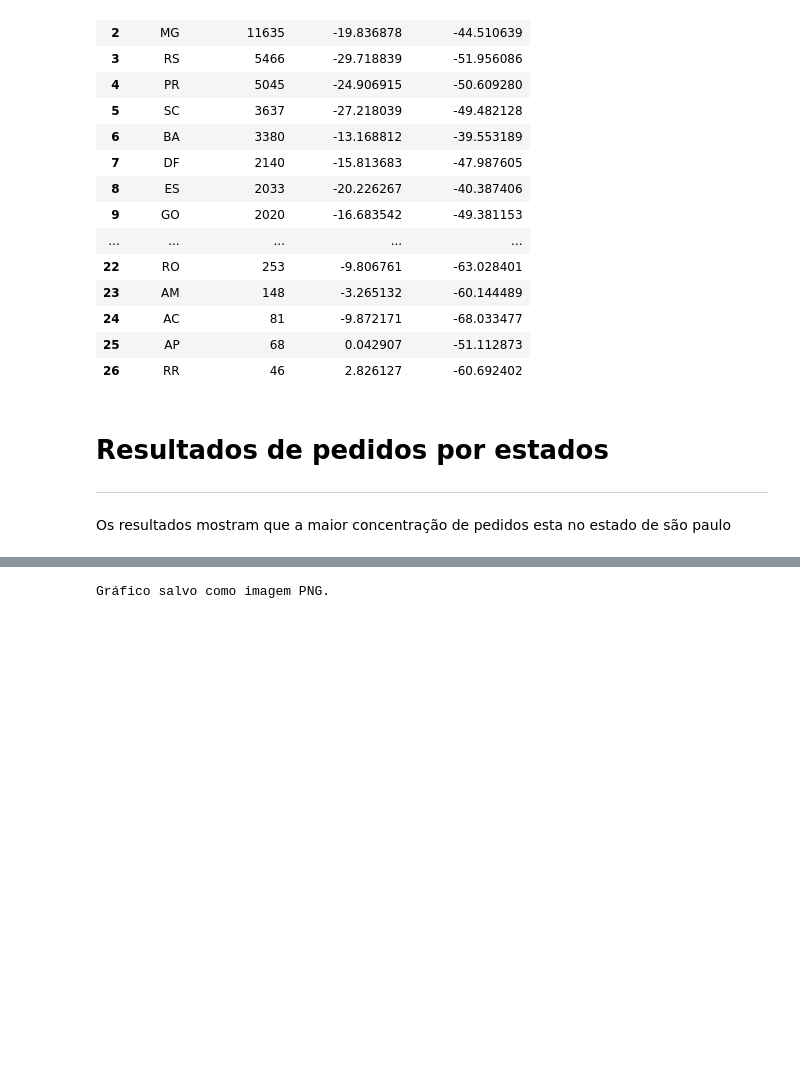
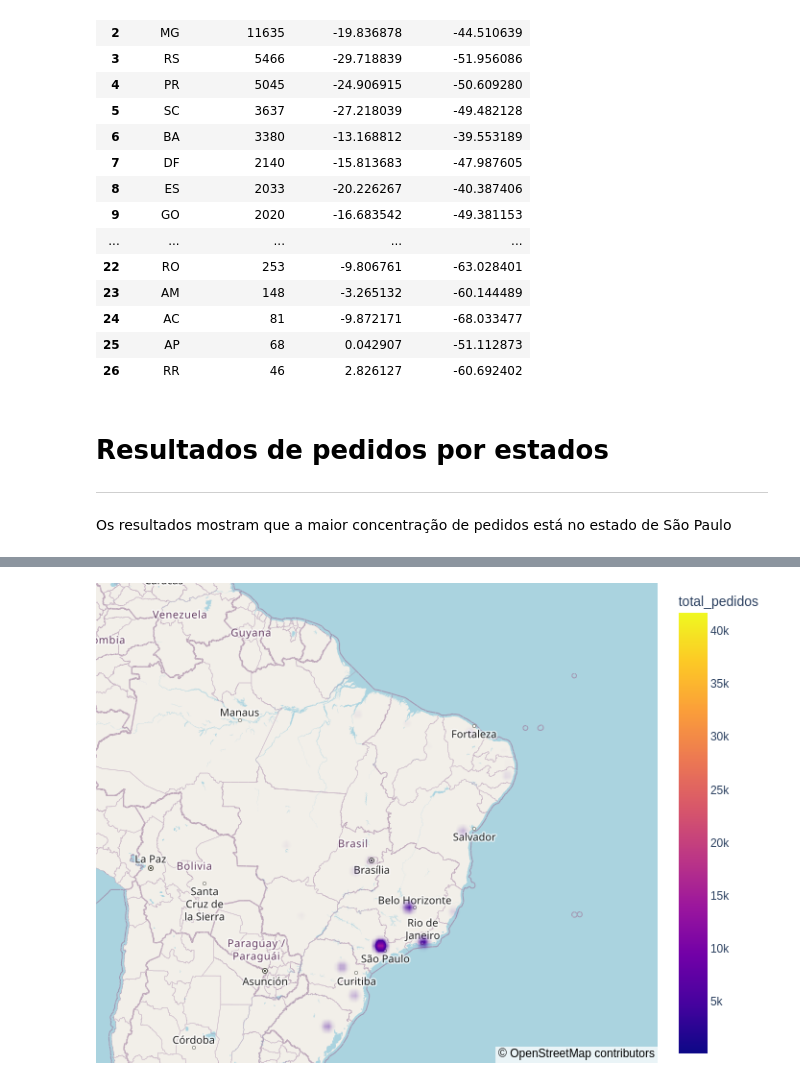
Before and after one commit to MaykonDias/Analise-Brazilian-E-Commerce-Olist, a Jupyter notebook: Olisti_pynb.ipynb, the cells around one changed output, grey strips where cells are left out. Drawn from its saved outputs; the diff is of its cells as text; code cells hidden in the pictures; blank space fills up the shorter version.

```diff
--- a/Olisti_pynb.ipynb
+++ b/Olisti_pynb.ipynb
@@ -312,11 +312,10 @@ pedidos_por_estado
 # **Resultados de pedidos por estados**
 
 ---
-Os resultados mostram que a maior concentração de pedidos esta no estado de são paulo
+Os resultados mostram que a maior concentração de pedidos está no estado de São Paulo
 # %%
 #grafico de densidades por pedidos em cada estados
 grafico = px.density_mapbox(pedidos_por_estado, lon='geolocation_lng', lat='geolocation_lat', z='total_pedidos', mapbox_style='open-street-map', zoom= 3, radius = 10)
 grafico.update_layout(margin={"r": 0, "t": 0, "b": 0, "l":0})
-grafico.show()
-grafico.write_image("mapa_densidade.png")
+grafico.show("png")
 # %% [output]
@@ -324 +322 @@ grafico.write_image("mapa_densidade.png")
-Gráfico salvo como imagem PNG.
+[figure, added]
```
Also changed, not shown: parts of 1 cell of this notebook.
